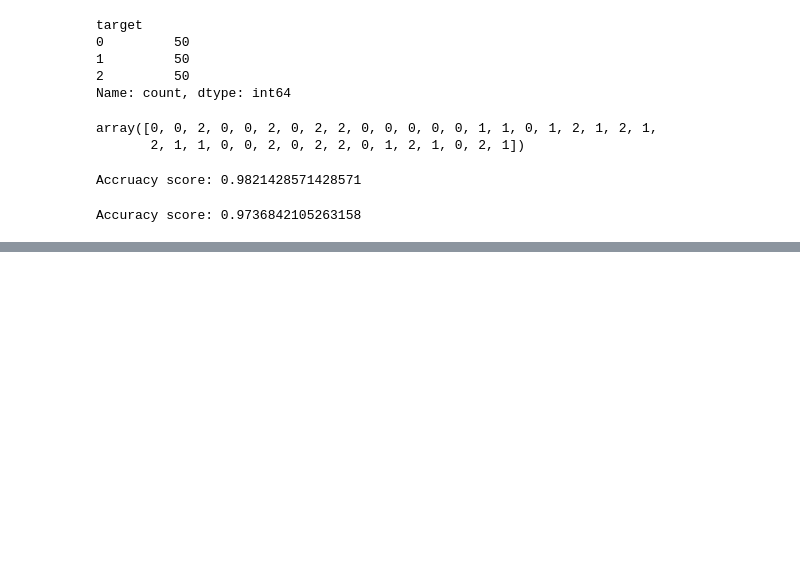
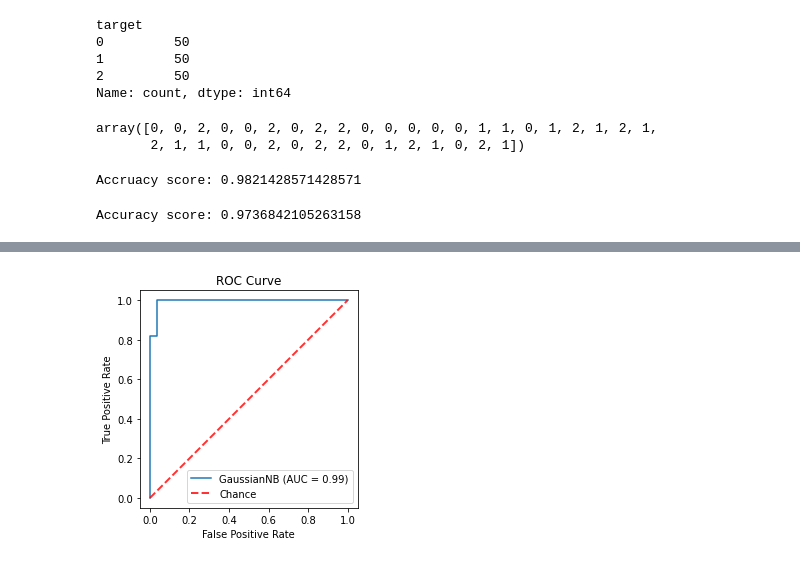
Before and after one commit to Arefe-Masnouie/data-mining, a Jupyter notebook: classification/classification.ipynb, the cells around one changed output, grey strips where cells are left out. Saved outputs shown, nothing was run; the diff lists cells and outputs as text; code cells hidden in the pictures; blank space fills up the shorter version.

```diff
--- a/classification/classification.ipynb
+++ b/classification/classification.ipynb
@@ -70,0 +123,5 @@ Accuracy score: 0.9736842105263158
+# %%
+from sklearn.naive_bayes import GaussianNB
+GNB = GaussianNB()
+GNB.fit(X_train, Y_train)
+GNB_pred = GNB.predict(X_test)
@@ -70,0 +150,11 @@ Accuracy score: 0.9736842105263158
+# %%
+#ROC
+y_score = GNB.predict_proba(X_test)
+print(GNB_pred[:5])
+print(y_score[:5,])
+
+from sklearn.preprocessing import LabelBinarizer
+
+label_binarizer = LabelBinarizer().fit(Y_train)
+y_onehot_test = label_binarizer.transform(Y_test)
+print(y_onehot_test[:5])
@@ -70,0 +173,14 @@ Accuracy score: 0.9736842105263158
+# %%
+#displaying roc curve
+from sklearn.metrics import RocCurveDisplay
+RocCurveDisplay.from_predictions(y_onehot_test[:,2], y_score[:,2],
+                                 name='GaussianNB')
+plt.plot([0,1], [0,1], linestyle='--', lw=2, color='r', label='Chance', alpha=.8)
+plt.axis('square')
+plt.title("ROC Curve")
+plt.xlabel("False Positive Rate")
+plt.ylabel("True Positive Rate")
+plt.legend()
+plt.show()
+# %% [output]
+[figure, added]
```
Also changed, not shown: parts of 8 cells of this notebook.
